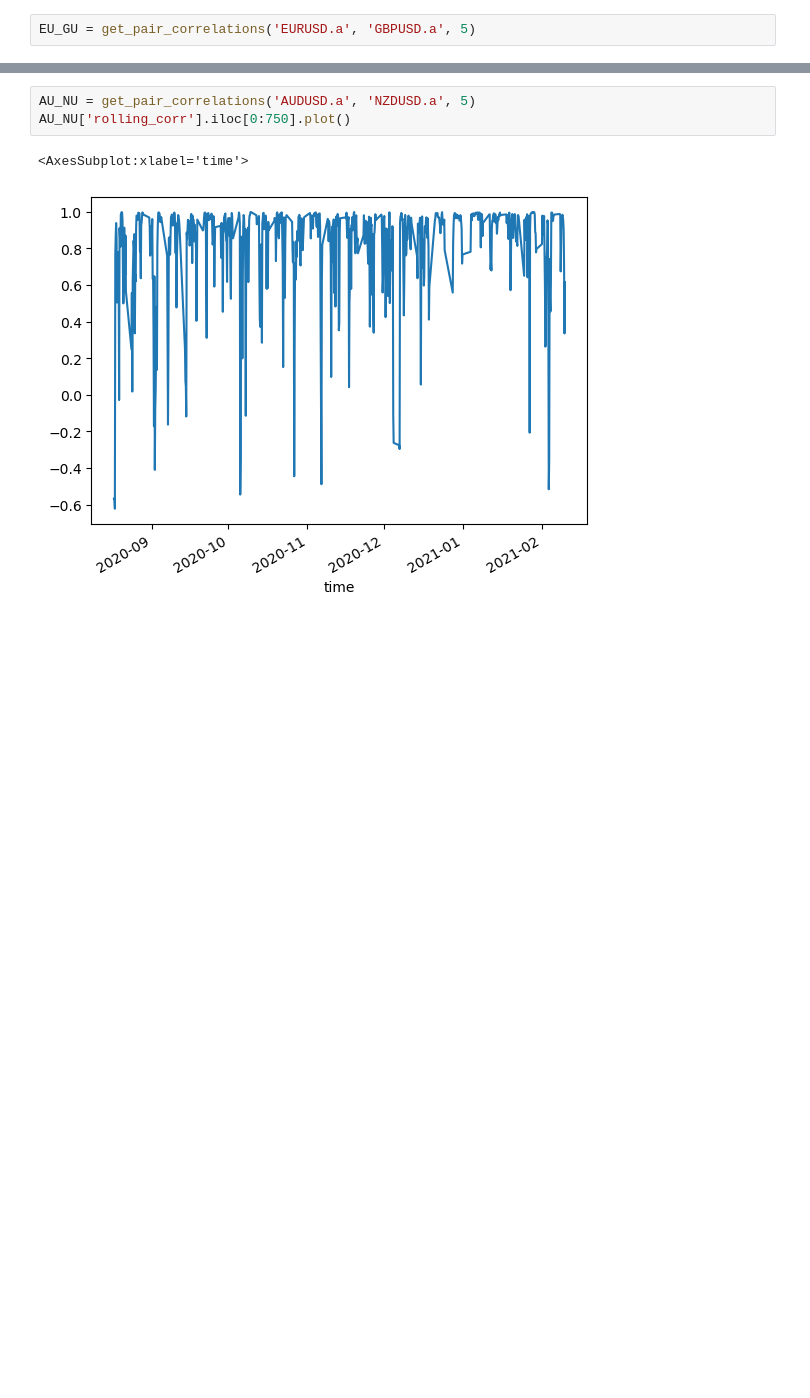
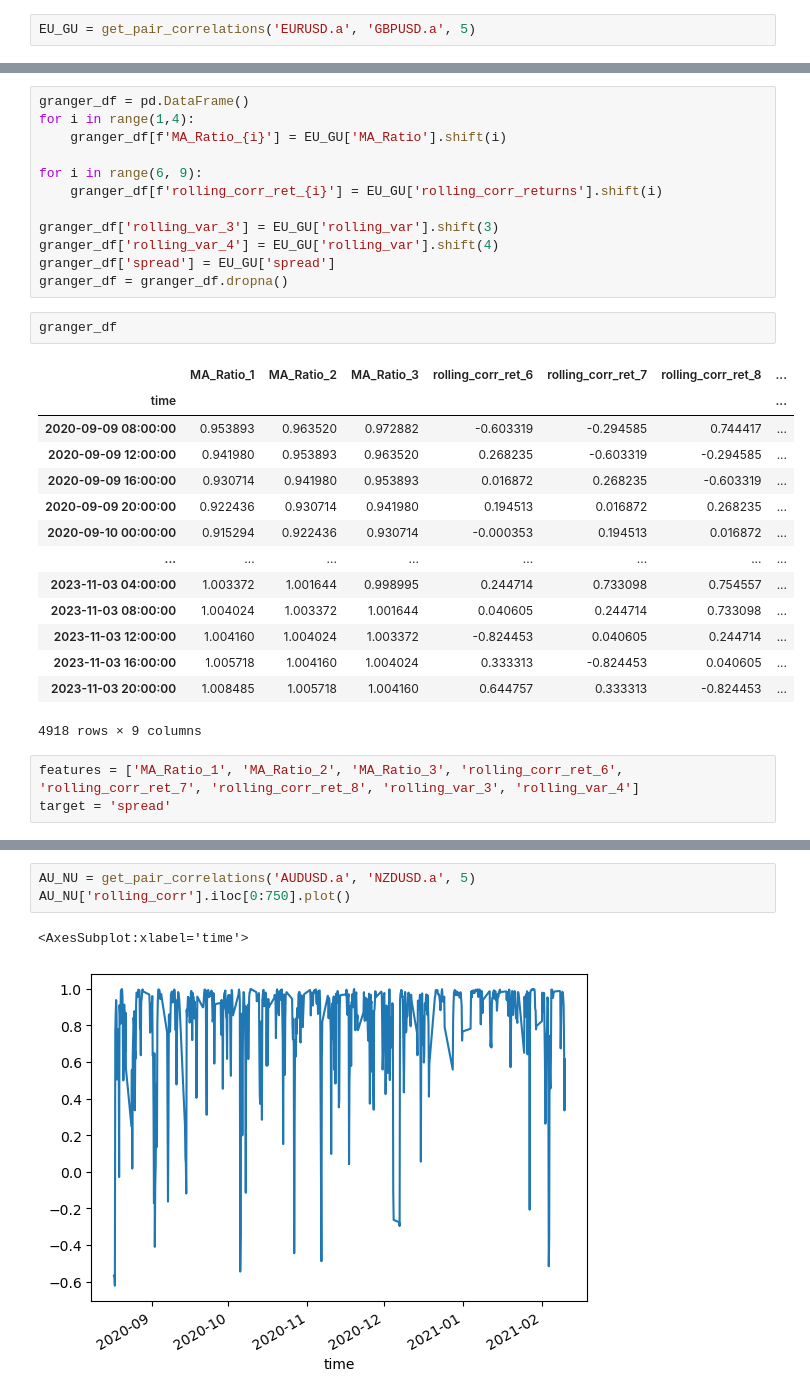
Before and after one commit to aliquid-novi/Strategies, a Jupyter notebook: lets get it/General Research.ipynb, the cells around one changed output, grey strips where cells are left out. Saved outputs shown, nothing was run; the diff lists cells and outputs as text; blank space fills up the shorter version.

```diff
--- a/lets get it/General Research.ipynb
+++ b/lets get it/General Research.ipynb
@@ -103,0 +162,32 @@ AU_NU
+# %%
+granger_df = pd.DataFrame()
+for i in range(1,4):
+    granger_df[f'MA_Ratio_{i}'] = EU_GU['MA_Ratio'].shift(i)
+
+for i in range(6, 9):
+    granger_df[f'rolling_corr_ret_{i}'] = EU_GU['rolling_corr_returns'].shift(i)
+
+granger_df['rolling_var_3'] = EU_GU['rolling_var'].shift(3)
+granger_df['rolling_var_4'] = EU_GU['rolling_var'].shift(4)
+granger_df['spread'] = EU_GU['spread']
+granger_df = granger_df.dropna()
+# %%
+granger_df
+# %% [output]
+|  | MA_Ratio_1 | MA_Ratio_2 | MA_Ratio_3 | rolling_corr_ret_6 | rolling_corr_ret_7 | rolling_corr_ret_8 | ... |
+| time |  |  |  |  |  |  | ... |
+| 2020-09-09 08:00:00 | 0.953893 | 0.963520 | 0.972882 | -0.603319 | -0.294585 | 0.744417 | ... |
+| 2020-09-09 12:00:00 | 0.941980 | 0.953893 | 0.963520 | 0.268235 | -0.603319 | -0.294585 | ... |
+| 2020-09-09 16:00:00 | 0.930714 | 0.941980 | 0.953893 | 0.016872 | 0.268235 | -0.603319 | ... |
+| 2020-09-09 20:00:00 | 0.922436 | 0.930714 | 0.941980 | 0.194513 | 0.016872 | 0.268235 | ... |
+| 2020-09-10 00:00:00 | 0.915294 | 0.922436 | 0.930714 | -0.000353 | 0.194513 | 0.016872 | ... |
+| ... | ... | ... | ... | ... | ... | ... | ... |
+| 2023-11-03 04:00:00 | 1.003372 | 1.001644 | 0.998995 | 0.244714 | 0.733098 | 0.754557 | ... |
+| 2023-11-03 08:00:00 | 1.004024 | 1.003372 | 1.001644 | 0.040605 | 0.244714 | 0.733098 | ... |
+| 2023-11-03 12:00:00 | 1.004160 | 1.004024 | 1.003372 | -0.824453 | 0.040605 | 0.244714 | ... |
+| 2023-11-03 16:00:00 | 1.005718 | 1.004160 | 1.004024 | 0.333313 | -0.824453 | 0.040605 | ... |
+| 2023-11-03 20:00:00 | 1.008485 | 1.005718 | 1.004160 | 0.644757 | 0.333313 | -0.824453 | ... |
+4918 rows × 9 columns
+# %%
+features = ['MA_Ratio_1', 'MA_Ratio_2', 'MA_Ratio_3', 'rolling_corr_ret_6', 'rolling_corr_ret_7', 'rolling_corr_ret_8', 'rolling_var_3', 'rolling_var_4']
+target = 'spread'
```
Also changed, not shown: parts of 23 cells of this notebook, 5 other files.
